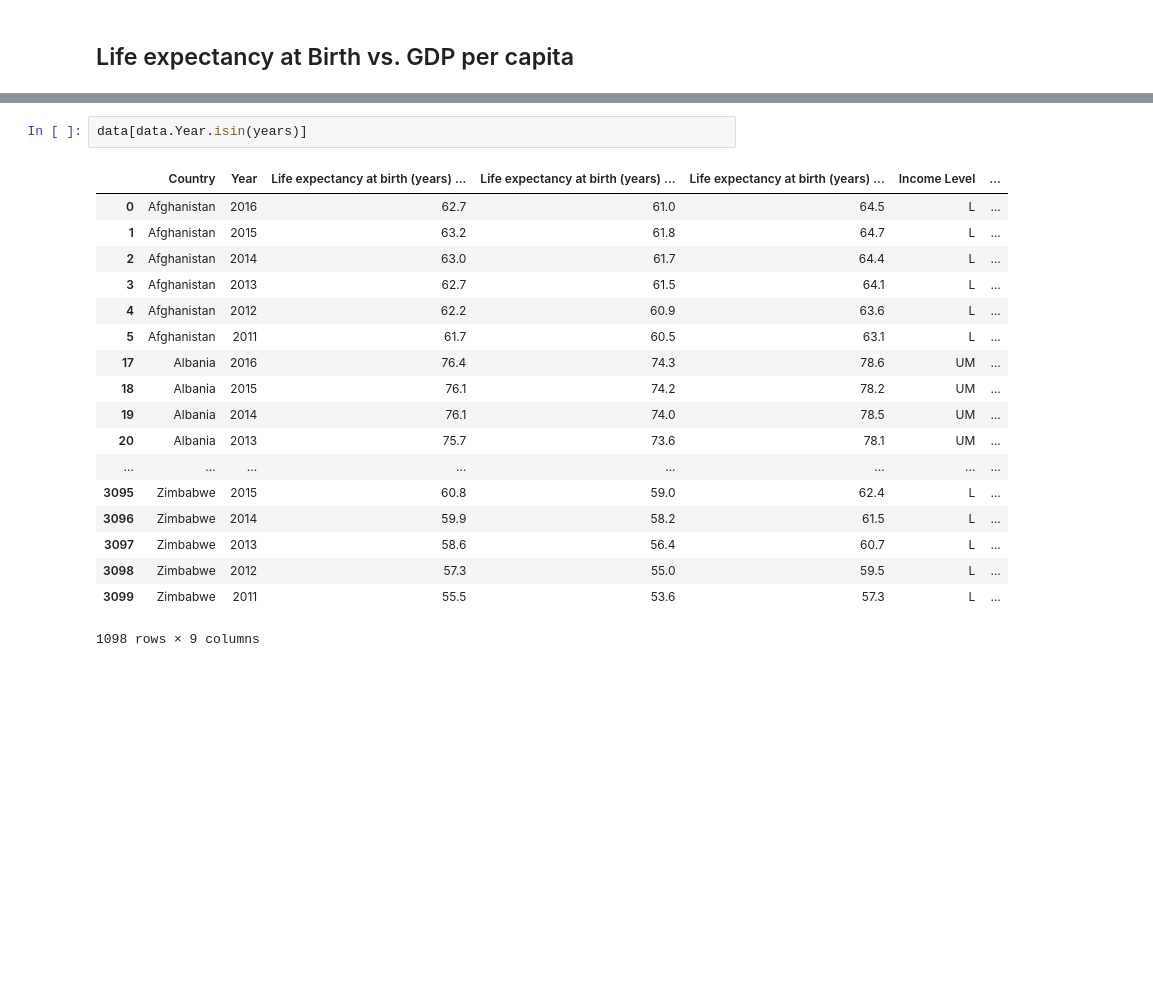
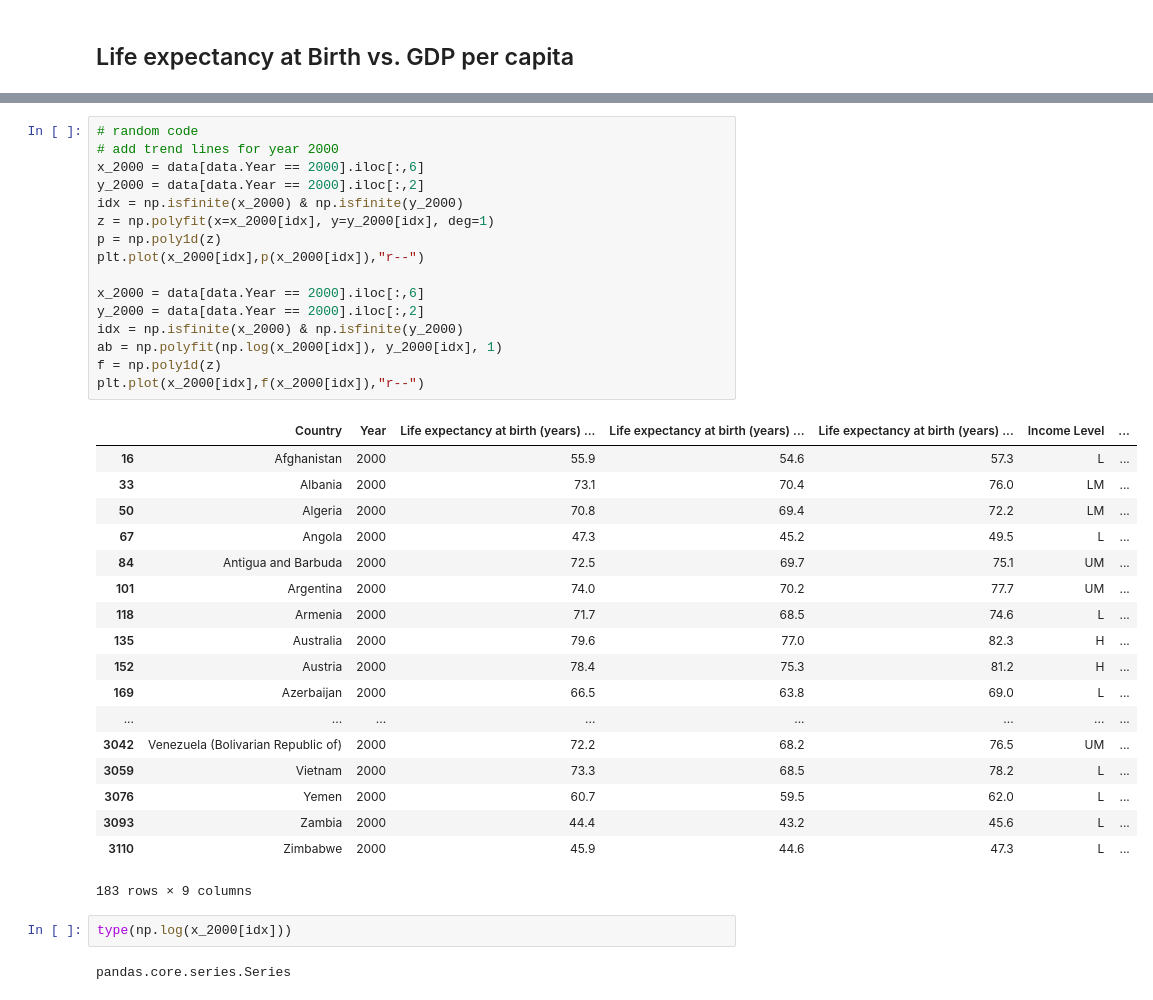
Before and after one commit to patrickFuerst/human_life_exp, a Jupyter notebook: Data_Visualizations(Anna).ipynb, the cells around one changed output, grey strips where cells are left out. Cells and saved outputs as stored; diff of their text form; blank space fills up the shorter version.

```diff
--- a/Data_Visualizations(Anna).ipynb
+++ b/Data_Visualizations(Anna).ipynb
@@ -126,21 +160,39 @@ plt.show()
-# %%
-data[data.Year.isin(years)]
-# %% [output]
-|  | Country | Year | Life expectancy at birth (years) ... | Life expectancy at birth (years) ... | Life expectancy at birth (years) ... | Income Level | ... |
-| 0 | Afghanistan | 2016 | 62.7 | 61.0 | 64.5 | L | ... |
-| 1 | Afghanistan | 2015 | 63.2 | 61.8 | 64.7 | L | ... |
-| 2 | Afghanistan | 2014 | 63.0 | 61.7 | 64.4 | L | ... |
-| 3 | Afghanistan | 2013 | 62.7 | 61.5 | 64.1 | L | ... |
-| 4 | Afghanistan | 2012 | 62.2 | 60.9 | 63.6 | L | ... |
-| 5 | Afghanistan | 2011 | 61.7 | 60.5 | 63.1 | L | ... |
-| 17 | Albania | 2016 | 76.4 | 74.3 | 78.6 | UM | ... |
-| 18 | Albania | 2015 | 76.1 | 74.2 | 78.2 | UM | ... |
-| 19 | Albania | 2014 | 76.1 | 74.0 | 78.5 | UM | ... |
-| 20 | Albania | 2013 | 75.7 | 73.6 | 78.1 | UM | ... |
-| ... | ... | ... | ... | ... | ... | ... | ... |
-| 3095 | Zimbabwe | 2015 | 60.8 | 59.0 | 62.4 | L | ... |
-| 3096 | Zimbabwe | 2014 | 59.9 | 58.2 | 61.5 | L | ... |
-| 3097 | Zimbabwe | 2013 | 58.6 | 56.4 | 60.7 | L | ... |
-| 3098 | Zimbabwe | 2012 | 57.3 | 55.0 | 59.5 | L | ... |
-| 3099 | Zimbabwe | 2011 | 55.5 | 53.6 | 57.3 | L | ... |
-1098 rows × 9 columns
+# %%
+# random code
+# add trend lines for year 2000
+x_2000 = data[data.Year == 2000].iloc[:,6]
+y_2000 = data[data.Year == 2000].iloc[:,2]
+idx = np.isfinite(x_2000) & np.isfinite(y_2000)
+z = np.polyfit(x=x_2000[idx], y=y_2000[idx], deg=1)
+p = np.poly1d(z)
+plt.plot(x_2000[idx],p(x_2000[idx]),"r--")
+
+x_2000 = data[data.Year == 2000].iloc[:,6]
+y_2000 = data[data.Year == 2000].iloc[:,2]
+idx = np.isfinite(x_2000) & np.isfinite(y_2000)
+ab = np.polyfit(np.log(x_2000[idx]), y_2000[idx], 1)
+f = np.poly1d(z)
+plt.plot(x_2000[idx],f(x_2000[idx]),"r--")
+# %% [output]
+|  | Country | Year | Life expectancy at birth (years) ... | Life expectancy at birth (years) ... | Life expectancy at birth (years) ... | Income Level | ... |
+| 16 | Afghanistan | 2000 | 55.9 | 54.6 | 57.3 | L | ... |
+| 33 | Albania | 2000 | 73.1 | 70.4 | 76.0 | LM | ... |
+| 50 | Algeria | 2000 | 70.8 | 69.4 | 72.2 | LM | ... |
+| 67 | Angola | 2000 | 47.3 | 45.2 | 49.5 | L | ... |
+| 84 | Antigua and Barbuda | 2000 | 72.5 | 69.7 | 75.1 | UM | ... |
+| 101 | Argentina | 2000 | 74.0 | 70.2 | 77.7 | UM | ... |
+| 118 | Armenia | 2000 | 71.7 | 68.5 | 74.6 | L | ... |
+| 135 | Australia | 2000 | 79.6 | 77.0 | 82.3 | H | ... |
+| 152 | Austria | 2000 | 78.4 | 75.3 | 81.2 | H | ... |
+| 169 | Azerbaijan | 2000 | 66.5 | 63.8 | 69.0 | L | ... |
+| ... | ... | ... | ... | ... | ... | ... | ... |
+| 3042 | Venezuela (Bolivarian Republic of) | 2000 | 72.2 | 68.2 | 76.5 | UM | ... |
+| 3059 | Vietnam | 2000 | 73.3 | 68.5 | 78.2 | L | ... |
+| 3076 | Yemen | 2000 | 60.7 | 59.5 | 62.0 | L | ... |
+| 3093 | Zambia | 2000 | 44.4 | 43.2 | 45.6 | L | ... |
+| 3110 | Zimbabwe | 2000 | 45.9 | 44.6 | 47.3 | L | ... |
+183 rows × 9 columns
+# %%
+type(np.log(x_2000[idx]))
+# %% [output]
+pandas.core.series.Series
```
Also changed, not shown: parts of 6 cells of this notebook, 1 other file.
